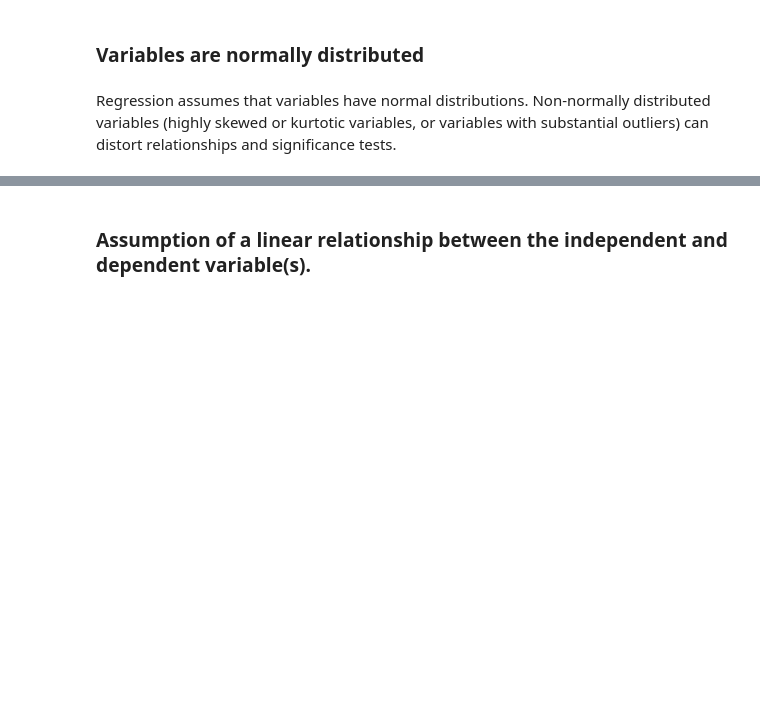
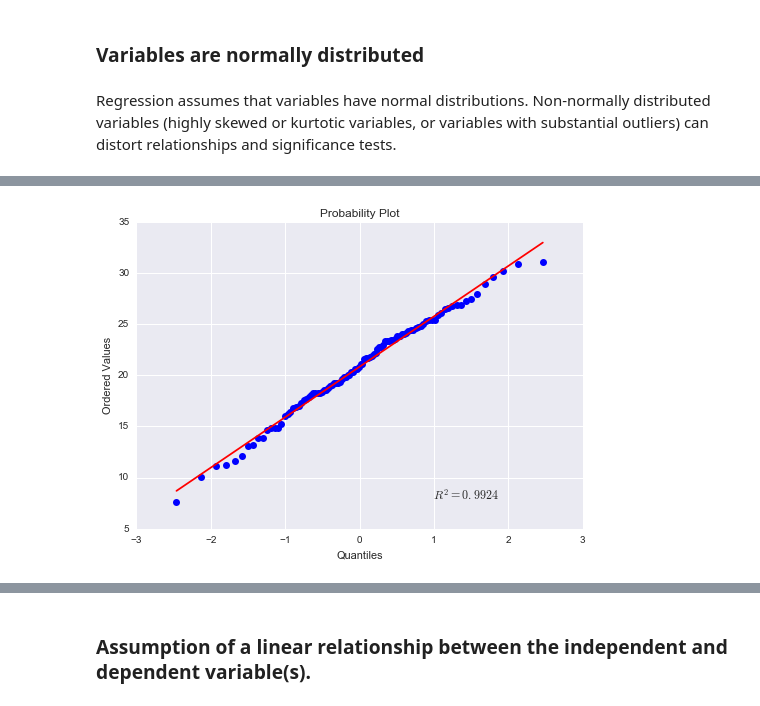
Before and after one commit to lorachow/DS_HK_9, a Jupyter notebook: notebooks/06 - Polynomial Regression.ipynb, the cells around one changed output, grey strips where cells are left out. Cells and saved outputs as stored; diff of their text form; code cells hidden in the pictures; blank space fills up the shorter version.

```diff
--- a/notebooks/06 - Polynomial Regression.ipynb
+++ b/notebooks/06 - Polynomial Regression.ipynb
@@ -50,6 +63,11 @@ pd.Series(measurements).iplot(dimensions=dims)
 pd.Series(measurements).sort_values().reset_index(drop=True).iplot(dimensions=dims)
 # %% [output]
 [interactive output not drawn]
+# %%
+import pylab
+stats.probplot(measurements, dist="norm", plot=pylab);
+# %% [output]
+[figure, added]
 # %%
 stats_df = pd.DataFrame([x.tolist() for x in stats.probplot(measurements, dist="norm")[0]]).T
 stats_df.columns = ['quantiles','val']
```
Also changed, not shown: parts of 46 cells of this notebook.
